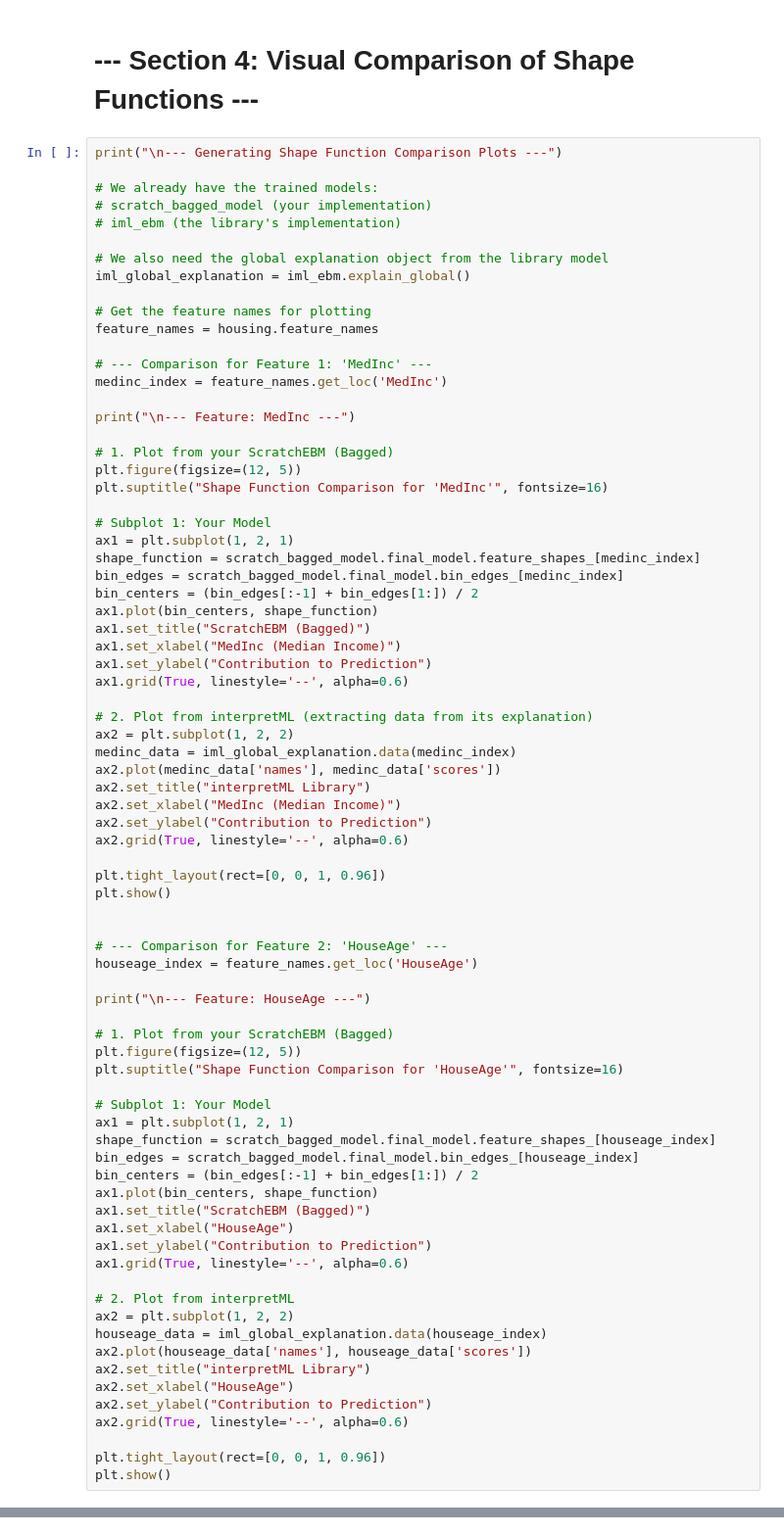
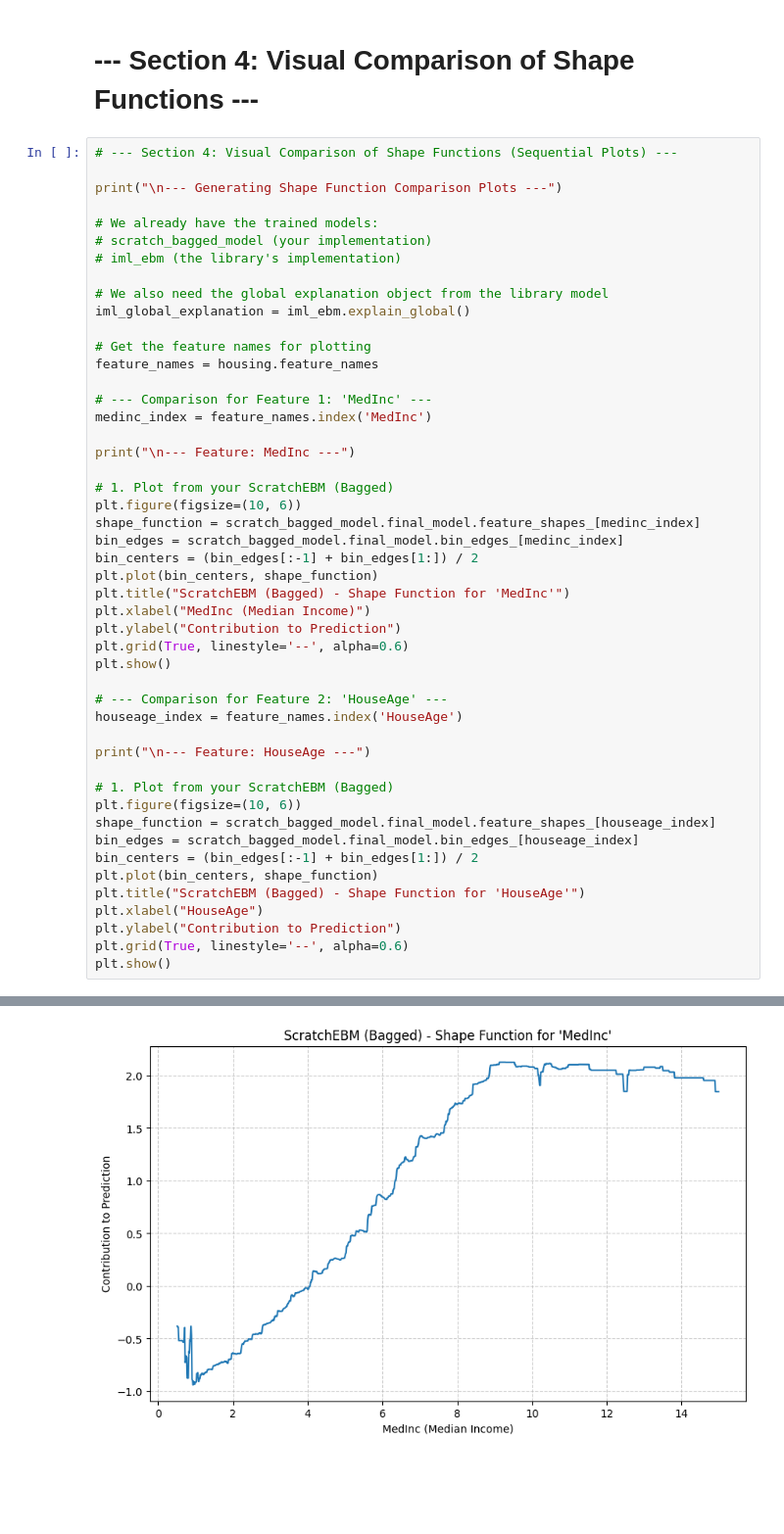
Before and after one commit to cakirataberk/msc_2025_ataberkcakir_thesis, a Jupyter notebook: Advanced_EBM_From_Scratch_The_Fast_Algorithm_&_Interactions.ipynb, the cells around one changed output, grey strips where cells are left out. Shown at 98% size. Cells and saved outputs as stored; diff of their text form; blank space fills up the shorter version.

```diff
--- a/Advanced_EBM_From_Scratch_The_Fast_Algorithm_&_Interactions.ipynb
+++ b/Advanced_EBM_From_Scratch_The_Fast_Algorithm_&_Interactions.ipynb
@@ -586,6 +586,8 @@ Creating consistent binning for all models...
 # %% [markdown]
 # --- Section 4: Visual Comparison of Shape Functions ---
 # %%
+# --- Section 4: Visual Comparison of Shape Functions (Sequential Plots) ---
+
 print("\n--- Generating Shape Function Comparison Plots ---")
 
 # We already have the trained models:
@@ -599,66 +601,36 @@ iml_global_explanation = iml_ebm.explain_global()
 feature_names = housing.feature_names
 
 # --- Comparison for Feature 1: 'MedInc' ---
-medinc_index = feature_names.get_loc('MedInc')
+medinc_index = feature_names.index('MedInc')
 
 print("\n--- Feature: MedInc ---")
 
 # 1. Plot from your ScratchEBM (Bagged)
-plt.figure(figsize=(12, 5))
-plt.suptitle("Shape Function Comparison for 'MedInc'", fontsize=16)
-
-# Subplot 1: Your Model
-ax1 = plt.subplot(1, 2, 1)
+plt.figure(figsize=(10, 6))
 shape_function = scratch_bagged_model.final_model.feature_shapes_[medinc_index]
 bin_edges = scratch_bagged_model.final_model.bin_edges_[medinc_index]
 bin_centers = (bin_edges[:-1] + bin_edges[1:]) / 2
-ax1.plot(bin_centers, shape_function)
-ax1.set_title("ScratchEBM (Bagged)")
-ax1.set_xlabel("MedInc (Median Income)")
-ax1.set_ylabel("Contribution to Prediction")
-ax1.grid(True, linestyle='--', alpha=0.6)
-
-# 2. Plot from interpretML (extracting data from its explanation)
-ax2 = plt.subplot(1, 2, 2)
-medinc_data = iml_global_explanation.data(medinc_index)
-ax2.plot(medinc_data['names'], medinc_data['scores'])
-ax2.set_title("interpretML Library")
-ax2.set_xlabel("MedInc (Median Income)")
-ax2.set_ylabel("Contribution to Prediction")
-ax2.grid(True, linestyle='--', alpha=0.6)
-
-plt.tight_layout(rect=[0, 0, 1, 0.96])
+plt.plot(bin_centers, shape_function)
+plt.title("ScratchEBM (Bagged) - Shape Function for 'MedInc'")
+plt.xlabel("MedInc (Median Income)")
+plt.ylabel("Contribution to Prediction")
+plt.grid(True, linestyle='--', alpha=0.6)
 plt.show()
 
-
 # --- Comparison for Feature 2: 'HouseAge' ---
-houseage_index = feature_names.get_loc('HouseAge')
+houseage_index = feature_names.index('HouseAge')
 
 print("\n--- Feature: HouseAge ---")
 
 # 1. Plot from your ScratchEBM (Bagged)
-plt.figure(figsize=(12, 5))
-plt.suptitle("Shape Function Comparison for 'HouseAge'", fontsize=16)
-
-# Subplot 1: Your Model
-ax1 = plt.subplot(1, 2, 1)
+plt.figure(figsize=(10, 6))
 shape_function = scratch_bagged_model.final_model.feature_shapes_[houseage_index]
 bin_edges = scratch_bagged_model.final_model.bin_edges_[houseage_index]
 bin_centers = (bin_edges[:-1] + bin_edges[1:]) / 2
-ax1.plot(bin_centers, shape_function)
-ax1.set_title("ScratchEBM (Bagged)")
-ax1.set_xlabel("HouseAge")
-ax1.set_ylabel("Contribution to Prediction")
-ax1.grid(True, linestyle='--', alpha=0.6)
-
-# 2. Plot from interpretML
-ax2 = plt.subplot(1, 2, 2)
-houseage_data = iml_global_explanation.data(houseage_index)
-ax2.plot(houseage_data['names'], houseage_data['scores'])
-ax2.set_title("interpretML Library")
-ax2.set_xlabel("HouseAge")
-ax2.set_ylabel("Contribution to Prediction")
-ax2.grid(True, linestyle='--', alpha=0.6)
-
-plt.tight_layout(rect=[0, 0, 1, 0.96])
+plt.plot(bin_centers, shape_function)
+plt.title("ScratchEBM (Bagged) - Shape Function for 'HouseAge'")
+plt.xlabel("HouseAge")
+plt.ylabel("Contribution to Prediction")
+plt.grid(True, linestyle='--', alpha=0.6)
 plt.show()
+# %% [output]
@@ -664,0 +640 @@ plt.show()
+[figure, added]
```
Also changed, not shown: parts of 2 cells of this notebook.
